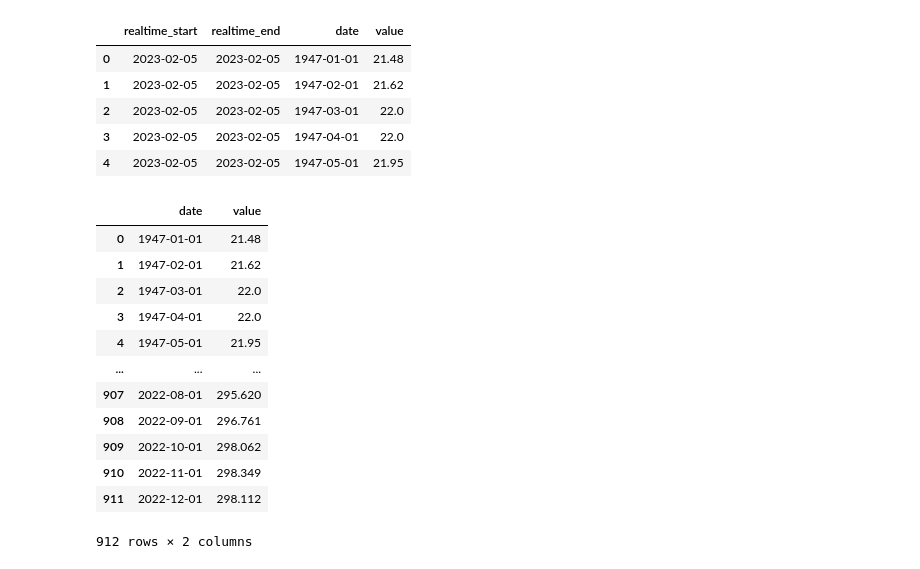
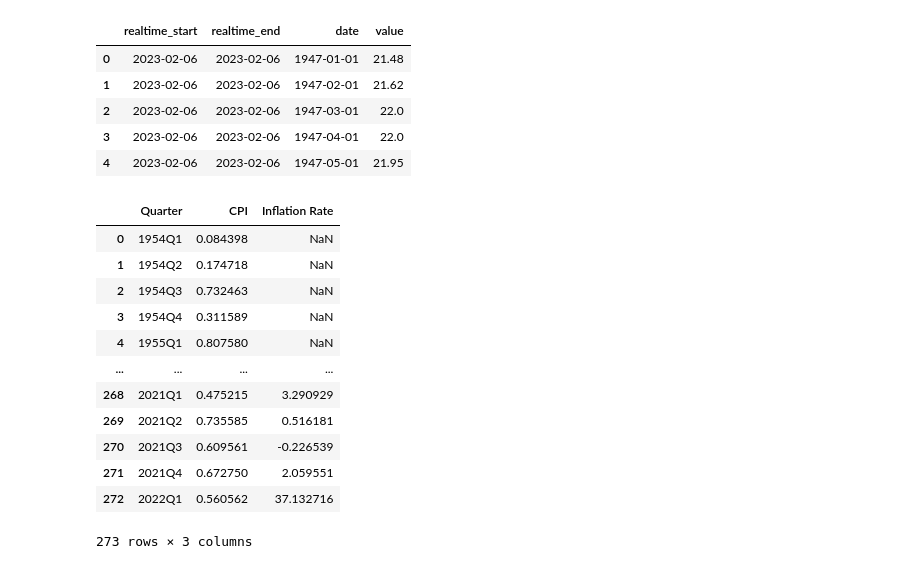
Before and after one commit to Lionta/Project-1, a Jupyter notebook: interest_rate_vs_inflation.ipynb, the cells around one changed output. Cells and saved outputs as stored; diff of their text form; code cells hidden in the pictures.

```diff
--- a/interest_rate_vs_inflation.ipynb
+++ b/interest_rate_vs_inflation.ipynb
@@ -64,40 +70,51 @@ query_url = f"{fred_url}series_id={fred_series_id}&api_key={fred_key}&file_type=
 fred_response = requests.get(query_url, params=params).json()
 # %%
 cpi_df = pd.DataFrame(fred_response["observations"])
-cpi_df.head()
+# cpi_df.head()
 # %% [output]
 |  | realtime_start | realtime_end | date | value |
-| 0 | 2023-02-05 | 2023-02-05 | 1947-01-01 | 21.48 |
-| 1 | 2023-02-05 | 2023-02-05 | 1947-02-01 | 21.62 |
-| 2 | 2023-02-05 | 2023-02-05 | 1947-03-01 | 22.0 |
-| 3 | 2023-02-05 | 2023-02-05 | 1947-04-01 | 22.0 |
-| 4 | 2023-02-05 | 2023-02-05 | 1947-05-01 | 21.95 |
+| 0 | 2023-02-06 | 2023-02-06 | 1947-01-01 | 21.48 |
+| 1 | 2023-02-06 | 2023-02-06 | 1947-02-01 | 21.62 |
+| 2 | 2023-02-06 | 2023-02-06 | 1947-03-01 | 22.0 |
+| 3 | 2023-02-06 | 2023-02-06 | 1947-04-01 | 22.0 |
+| 4 | 2023-02-06 | 2023-02-06 | 1947-05-01 | 21.95 |
 # %%
 # CPI Data frame
 cpi_df = pd.DataFrame(fred_response["observations"])
 
 # Reduce to pertinent columns
 cpi_df = cpi_df[["date", "value"]]
 
+cpi_df['date'] = cpi_df['date'].apply(pd.to_datetime)
+
+cpi_df = cpi_df.astype({"value": float})
+
+date_range = pd.period_range('1954-01', '2022-01',freq='q')
+cpi_df= pd.DataFrame({'value':np.random.rand(len(date_range))}, index=date_range)
+# cpi_df['pct_pop'] = cpi_df['value'].pct_change()
+cpi_df['Inflation Rate'] = cpi_df['value'].pct_change(12)
+
+
 # Write To CSV
 cpi_df.to_csv("output_data/cpi_rate.csv")
 
-# Display
+cpi_df = cpi_df.reset_index()
+cpi_df = cpi_df.rename(columns={"index": "Quarter", "value": "CPI"})
 cpi_df
 # %% [output]
-|  | date | value |
-| 0 | 1947-01-01 | 21.48 |
-| 1 | 1947-02-01 | 21.62 |
-| 2 | 1947-03-01 | 22.0 |
-| 3 | 1947-04-01 | 22.0 |
-| 4 | 1947-05-01 | 21.95 |
-| ... | ... | ... |
-| 907 | 2022-08-01 | 295.620 |
-| 908 | 2022-09-01 | 296.761 |
-| 909 | 2022-10-01 | 298.062 |
-| 910 | 2022-11-01 | 298.349 |
-| 911 | 2022-12-01 | 298.112 |
+|  | Quarter | CPI | Inflation Rate |
+| 0 | 1954Q1 | 0.084398 | NaN |
+| 1 | 1954Q2 | 0.174718 | NaN |
+| 2 | 1954Q3 | 0.732463 | NaN |
+| 3 | 1954Q4 | 0.311589 | NaN |
+| 4 | 1955Q1 | 0.807580 | NaN |
+| ... | ... | ... | ... |
+| 268 | 2021Q1 | 0.475215 | 3.290929 |
+| 269 | 2021Q2 | 0.735585 | 0.516181 |
+| 270 | 2021Q3 | 0.609561 | -0.226539 |
+| 271 | 2021Q4 | 0.672750 | 2.059551 |
+| 272 | 2022Q1 | 0.560562 | 37.132716 |
-912 rows × 2 columns
+273 rows × 3 columns
 # %%
 # Merge Intrest Rate and CPI
 
```
Also changed, not shown: parts of 9 cells of this notebook, 13 other files.
